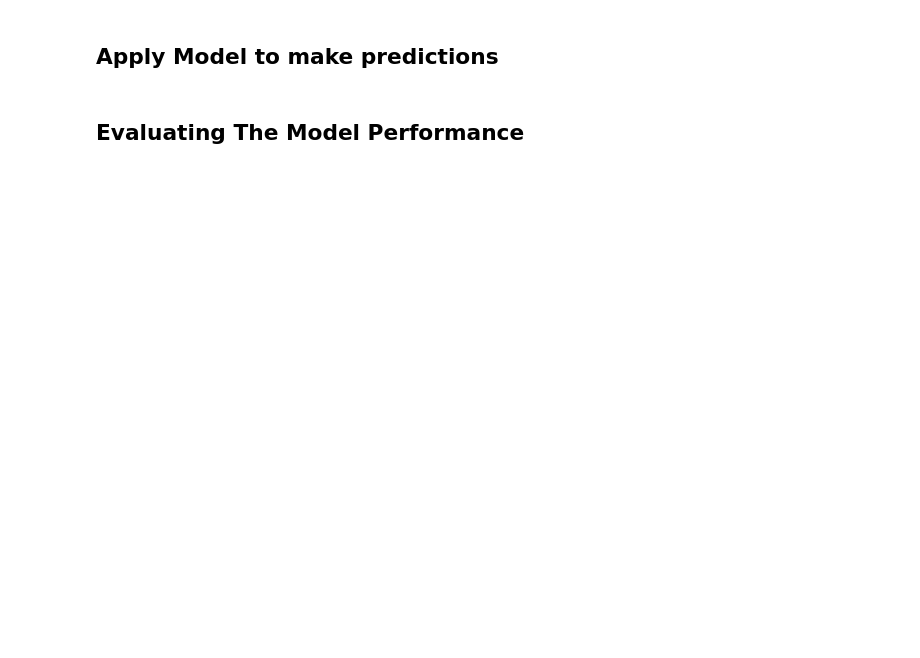
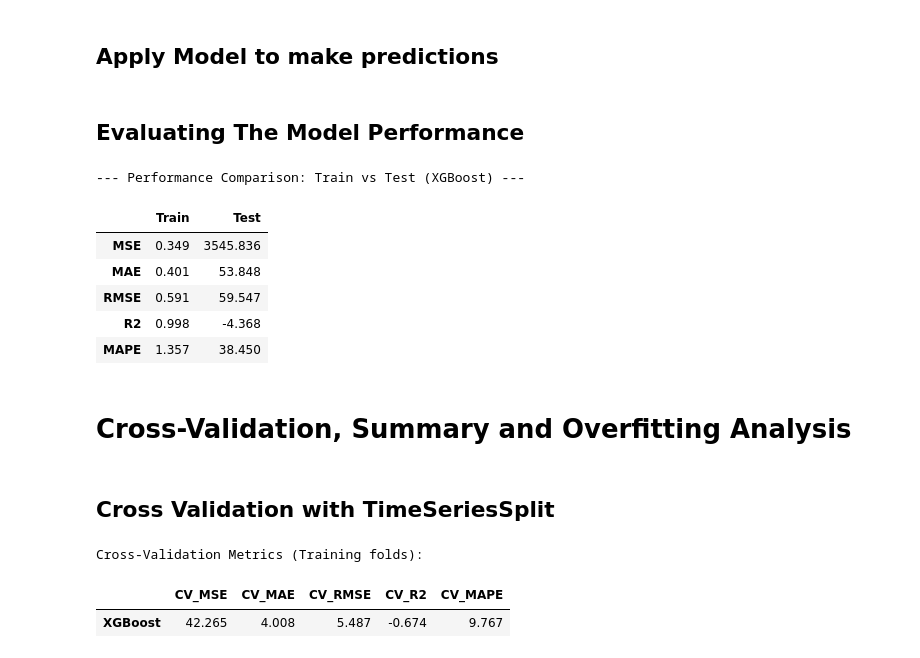
Before and after one commit to tshihab07/Stock-Price-Forecasting, a Jupyter notebook: notebookes/model_XGBoost.ipynb, the cells around one changed output. Cells and saved outputs as stored; diff of their text form; code cells hidden in the pictures; blank space fills up the shorter version.

```diff
--- a/notebookes/model_XGBoost.ipynb
+++ b/notebookes/model_XGBoost.ipynb
@@ -120,3 +120,18 @@ test_pred = model.predict(x_test)
 # %%
 train_metrics = Evaluator.calculate_metrics(y_train, train_pred)
 test_metrics = Evaluator.calculate_metrics(y_test, test_pred)
+# %%
+model_performance = Evaluator.print_evaluation_tables("XGBoost", train_metrics, test_metrics)
+model_performance
+# %% [output]
+--- Performance Comparison: Train vs Test (XGBoost) ---
+|  | Train | Test |
+| MSE | 0.349 | 3545.836 |
+| MAE | 0.401 | 53.848 |
+| RMSE | 0.591 | 59.547 |
+| R2 | 0.998 | -4.368 |
+| MAPE | 1.357 | 38.450 |
+# %% [markdown]
+# Cross-Validation, Summary and Overfitting Analysis
+# %% [markdown]
+## Cross Validation with TimeSeriesSplit
@@ -122,0 +158,7 @@ test_metrics = Evaluator.calculate_metrics(y_test, test_pred)
+# %%
+print("Cross-Validation Metrics (Training folds):")
+model_cv
+# %% [output]
+Cross-Validation Metrics (Training folds):
+|  | CV_MSE | CV_MAE | CV_RMSE | CV_R2 | CV_MAPE |
+| XGBoost | 42.265 | 4.008 | 5.487 | -0.674 | 9.767 |
```
Also changed, not shown: parts of 17 cells of this notebook.
